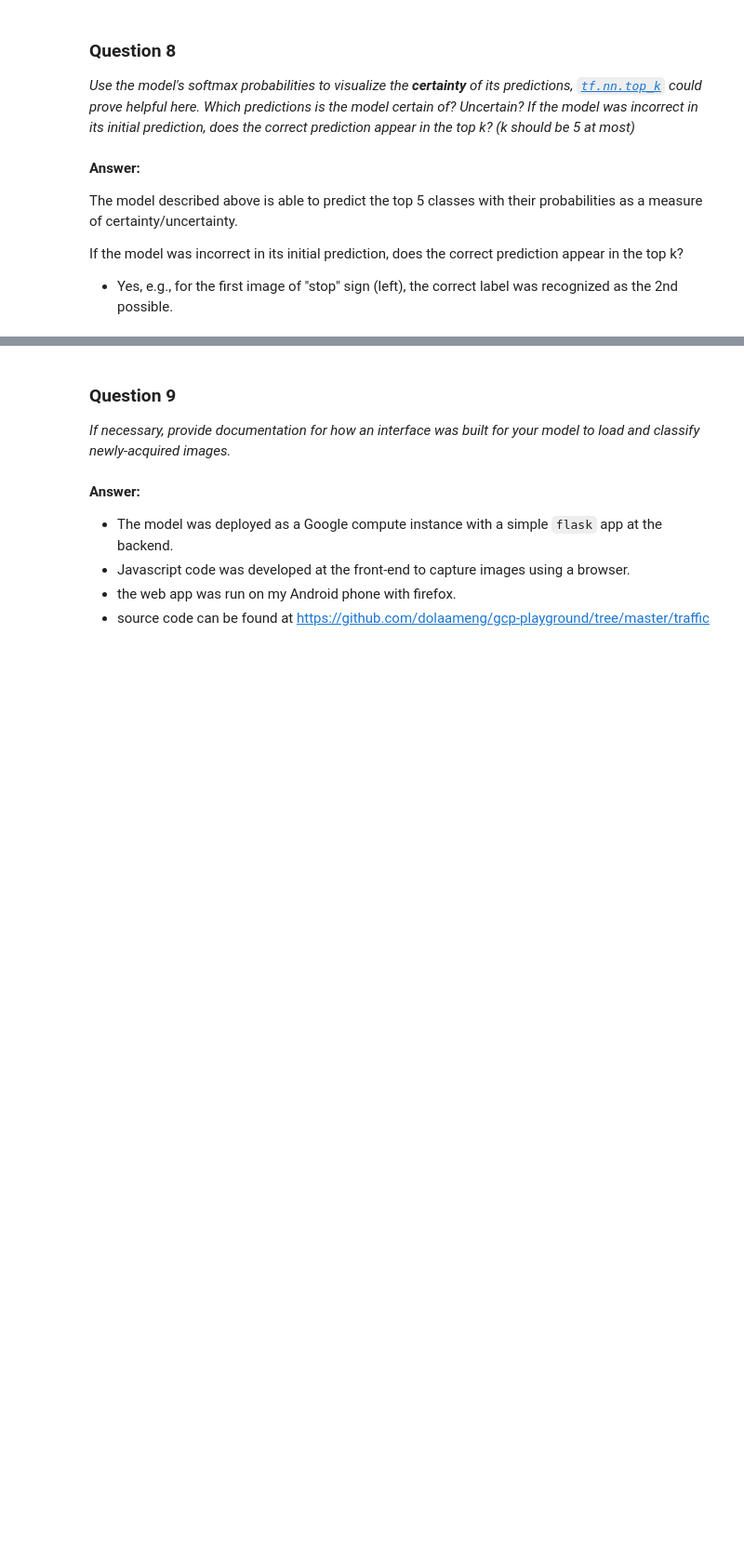
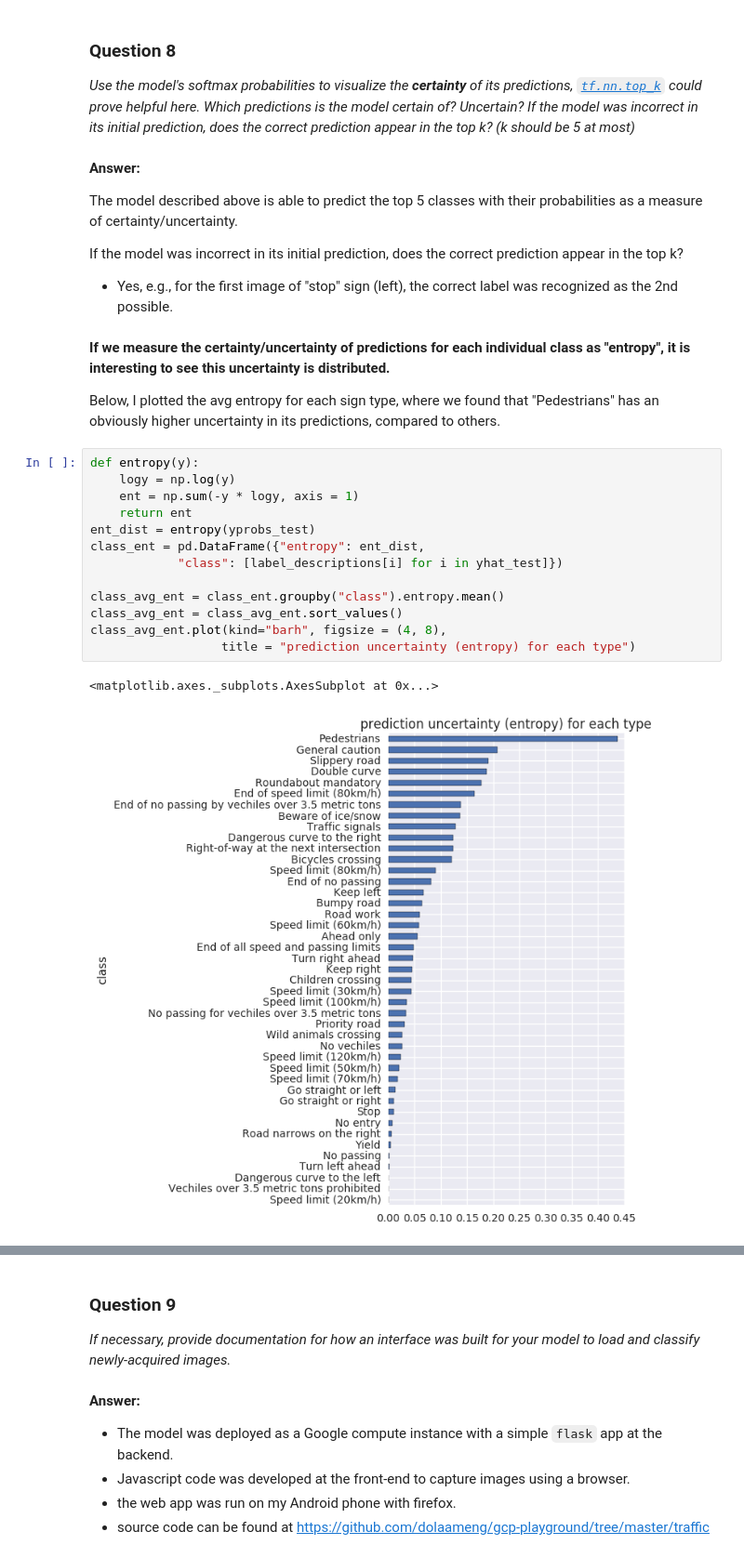
Before and after one commit to anuragreddygv323/traffic-signs, a Jupyter notebook: Traffic_Signs_Recognition.ipynb, the cells around one changed output, grey strips where cells are left out. Shown at 93% size. Drawn from its saved outputs; the diff is of its cells as text; blank space fills up the shorter version.

```diff
--- a/Traffic_Signs_Recognition.ipynb
+++ b/Traffic_Signs_Recognition.ipynb
@@ -1013,3 +1108,23 @@ The model described above is able to predict the top 5 classes with their probab
 If the model was incorrect in its initial prediction, does the correct prediction appear in the top k?
 
 - Yes, e.g., for the first image of "stop" sign (left), the correct label was recognized as the 2nd possible.
+# %% [markdown]
+**If we measure the certainty/uncertainty of predictions for each individual class as "entropy", it is interesting to see this uncertainty is distributed.**
+
+Below, I plotted the avg entropy for each sign type, where we found that "Pedestrians" has an obviously higher uncertainty in its predictions, compared to others.
+# %%
+def entropy(y):
+    logy = np.log(y)
+    ent = np.sum(-y * logy, axis = 1)
+    return ent
+ent_dist = entropy(yprobs_test)
+class_ent = pd.DataFrame({"entropy": ent_dist,
+            "class": [label_descriptions[i] for i in yhat_test]})
+
+class_avg_ent = class_ent.groupby("class").entropy.mean()
+class_avg_ent = class_avg_ent.sort_values()
+class_avg_ent.plot(kind="barh", figsize = (4, 8),
+                  title = "prediction uncertainty (entropy) for each type")
+# %% [output]
+<matplotlib.axes._subplots.AxesSubplot at 0x...>
+[figure, added]
```
Also changed, not shown: parts of 18 cells of this notebook, 4 other files.
